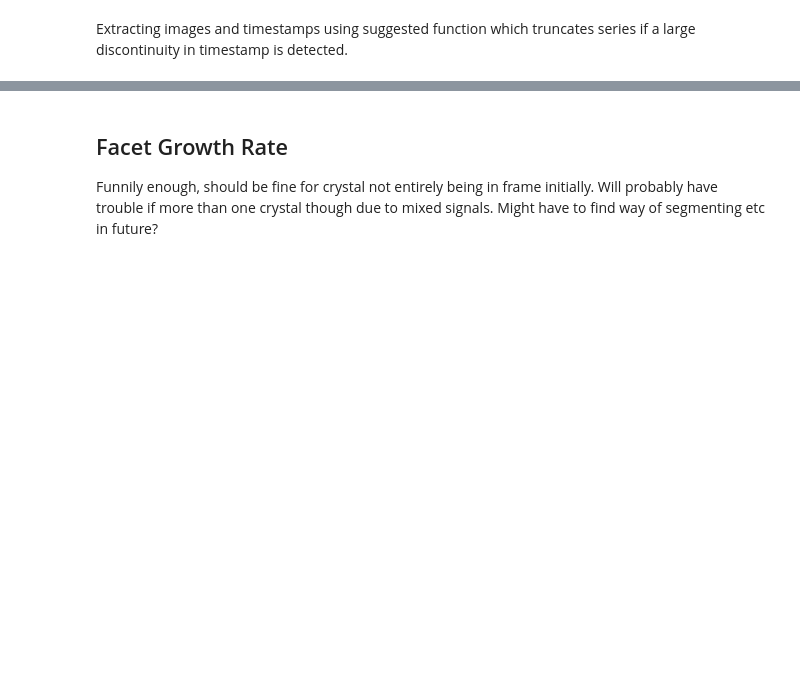
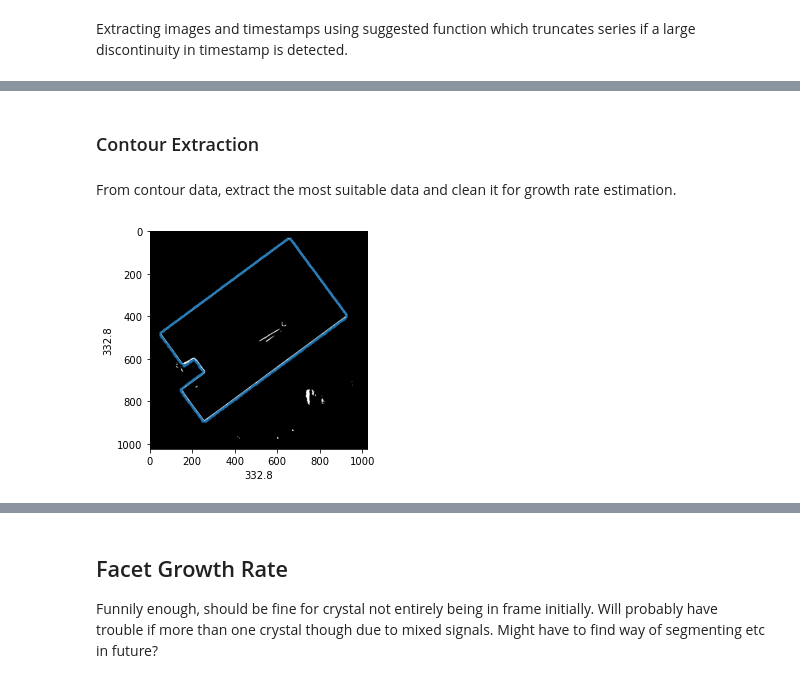
Before and after one commit to ESaundersNano/Mini-1-Multidimensional-analysis-of-perovskite-growth, a Jupyter notebook: optical_image_growth_rate.ipynb, the cells around one changed output, grey strips where cells are left out. Drawn from its saved outputs; the diff is of its cells as text; code cells hidden in the pictures; blank space fills up the shorter version.

```diff
--- a/optical_image_growth_rate.ipynb
+++ b/optical_image_growth_rate.ipynb
@@ -60,8 +60,12 @@ def plot_contours(cnts,im,title=None):
         plt.imshow(im,cmap='gray')
     if title != None:
         plt.title(title,fontsize=15)
-    plt.axis('off')
+    #plt.axis('off')
+    row, col = im.shape
+    plt.xlabel(str(col*pixel_size))
+    plt.ylabel(str(row*pixel_size))
     plt.show()
+
 
 # %matplotlib qt
 # i=22
@@ -98,5 +109,9 @@ Contour extraction for area estimation assumes a single large crystal growing en
+# %% [markdown]
+### Contour Extraction
 # %%
 contour_sets, area_sets, perim_sets = oif.get_contour_data(binary_images)
+# %% [markdown]
+From contour data, extract the most suitable data and clean it for growth rate estimation.
 # %%
 def extract_best_contour_data(contour_sets, area_sets, perim_sets):
     """
@@ -145,4 +179,9 @@ def clean_area_data(contour_series, area_series, time_series, step_factor=100):
 # %%
 best_contours, best_areas, best_perims = extract_best_contour_data(contour_sets, area_sets, perim_sets)
 cleaned_contour_series, cleaned_area_series, cleaned_time_series = clean_area_data(best_contours, best_areas, ts)
+# %%
+i=8
+plot_contours([cleaned_contour_series[i]],binary_images[i],title=None)
+# %% [output]
+[figure, added]
 # %% [markdown]
```
Also changed, not shown: parts of 34 cells of this notebook, 4 other files.
